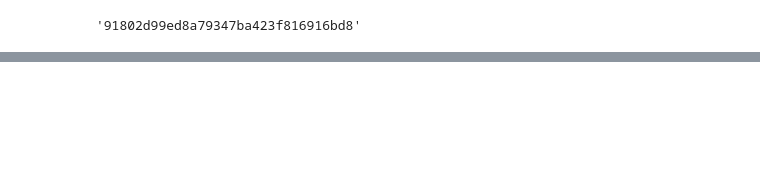
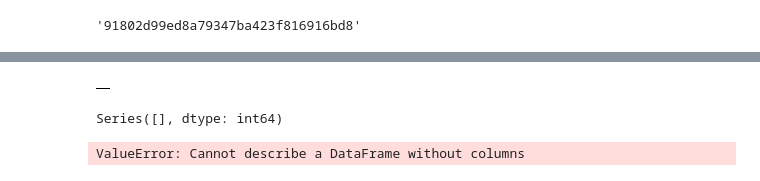
Before and after one commit to Jayseejay/Data-Science-Homework, a Jupyter notebook: python-api-challenege/weatherPy.ipynb, the cells around one changed output, grey strips where cells are left out. Drawn from its saved outputs; the diff is of its cells as text; code cells hidden in the pictures; blank space fills up the shorter version.

```diff
--- a/python-api-challenege/weatherPy.ipynb
+++ b/python-api-challenege/weatherPy.ipynb
@@ -70,0 +31,10 @@ cities_df.count()
+# %%
+lats = np.random.uniform(lat_range[0], lat_range[1], size=1500)
+lngs = np.random.uniform(lng_range[0], lng_range[1], size=1500)
+lat_lngs = zip(lats, lngs)
+# %%
+for lat_lng in lat_lngs:
+    city = citipy.nearest_city(lat_lng[0], lat_lng[1]).city_name
+    if city not in cities:
+        cities.append(city)
+len(cities)
@@ -70,0 +43,3 @@ cities_df.count()
+# %%
+url = "http://api.openweathermap.ord/data/2.5/weather?units=Imperial&APPID=" + api_key
+print(url)
@@ -70,0 +48,2 @@ cities_df.count()
+# %%
+city_data = []
@@ -70,0 +120,13 @@ cities_df.count()
+# %%
+city_data_pd = pd.DataFrame(city_data)
+city_data_pd
+# %% [output]
+|  |
+# %%
+city_data_pd.count()
+# %% [output]
+Series([], dtype: int64)
+# %%
+city_data_pd.describe()
+# %% [output]
+ValueError: Cannot describe a DataFrame without columns
```
Also changed, not shown: parts of 9 cells of this notebook.
